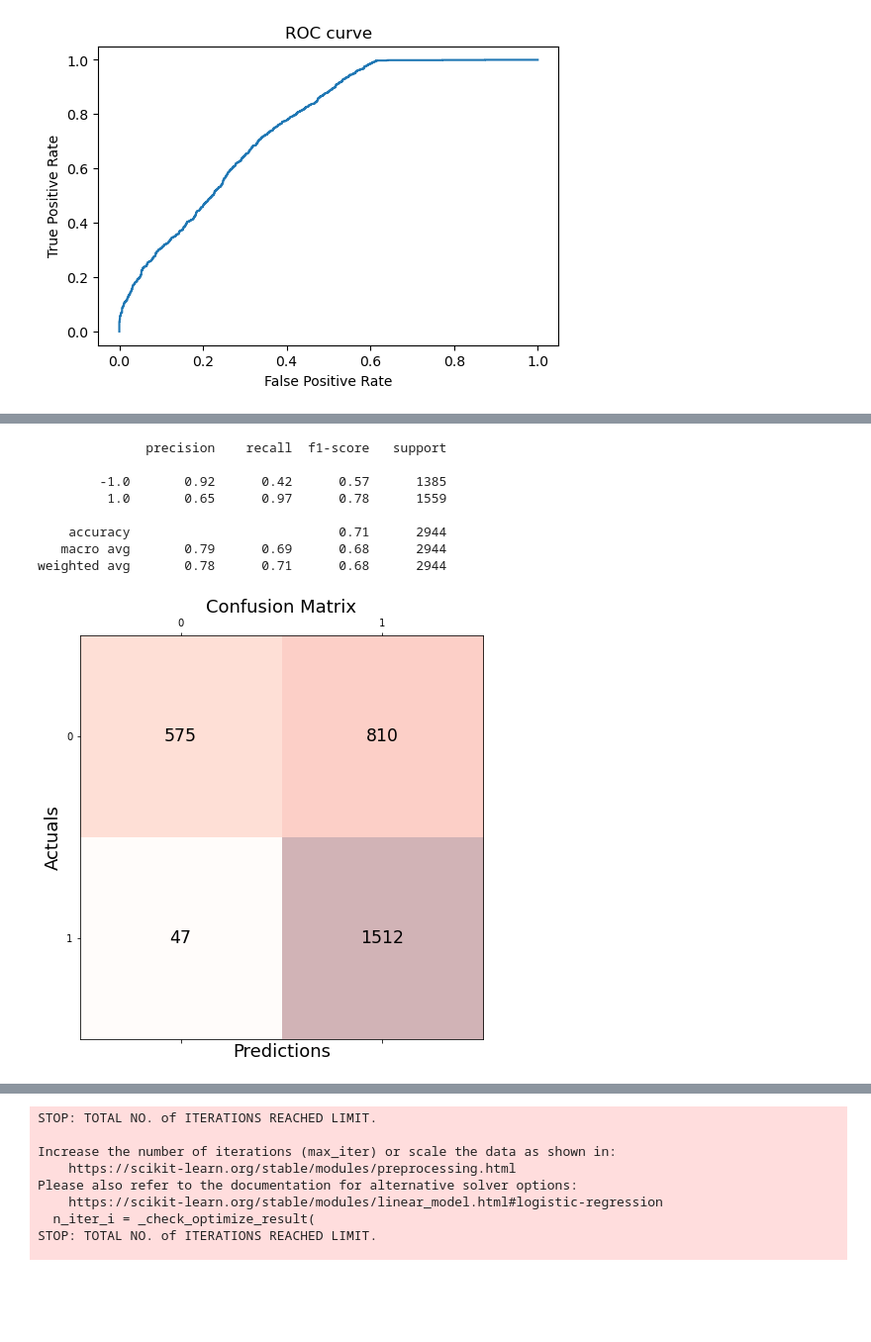
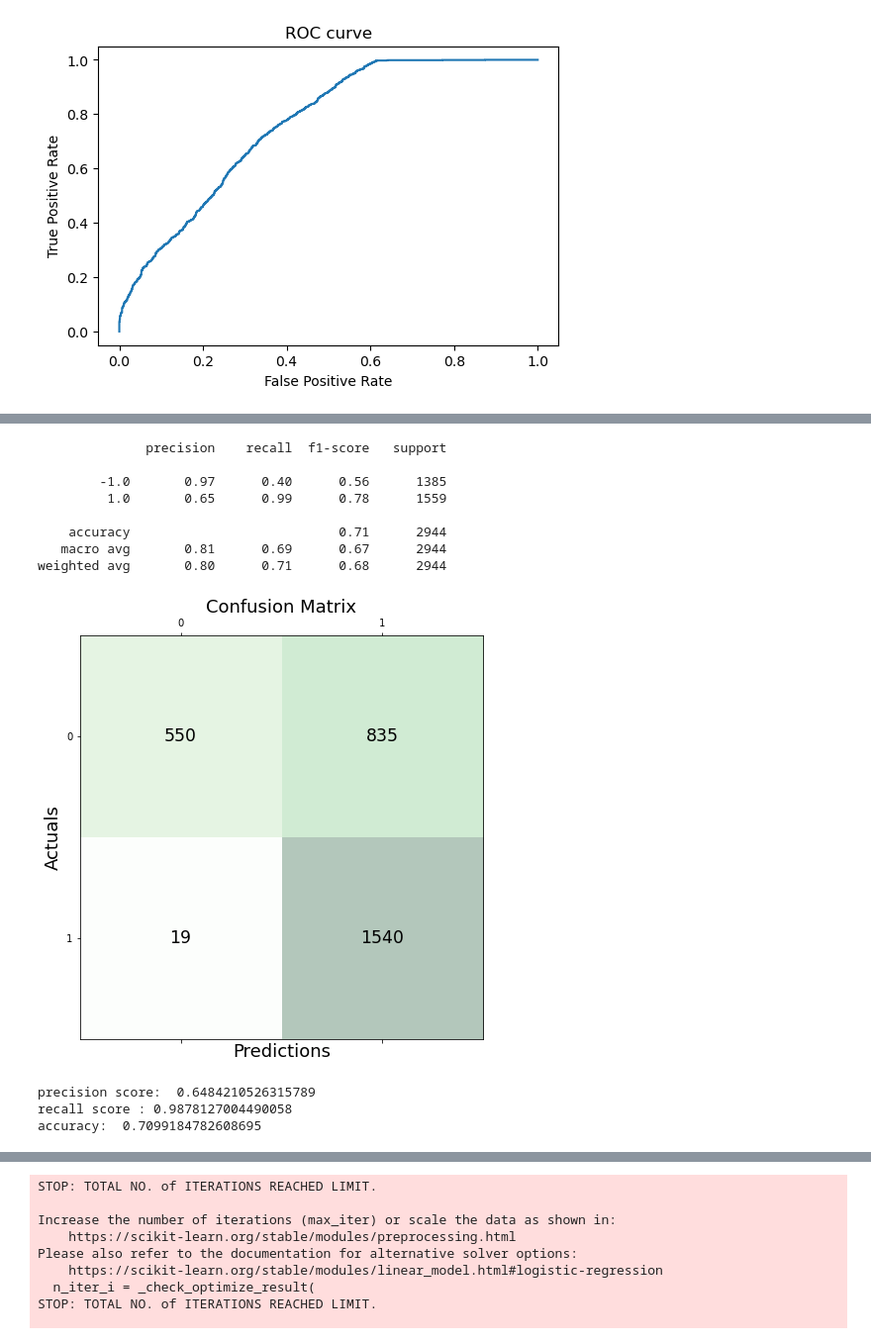
Before and after one commit to COGS118A/Group019-Sp22, a Jupyter notebook: Final_results.ipynb, the cells around one changed output, grey strips where cells are left out. Shown at 99% size. Drawn from its saved outputs; the diff is of its cells as text; code cells hidden in the pictures; blank space fills up the shorter version.

Commit message:
uploaded confusion matrices

```diff
--- a/Final_results.ipynb
+++ b/Final_results.ipynb
@@ -185,5 +186,6 @@ X_train, X_test, y_train, y_test = train_test_split(X, y, test_size=0.33, random
 #run KNN
 neighbor = KNeighborsClassifier(n_neighbors=3).fit(X_train, y_train)
 score = neighbor.score(X_test, y_test)
-print("Accuracy ", score)
+y_pred = neighbor.predict(X_test)
+print(classification_report(y_test, y_pred))
 # %% [output]
@@ -190,0 +200,12 @@ Accuracy  0.6338315217391305
+# %%
+# get and plot the confusion matrix for our model
+conf_matrix = metrics.confusion_matrix(y_test, y_pred)
+fig, ax = plt.subplots(figsize=(7.5, 7.5))
+ax.matshow(conf_matrix, cmap=plt.cm.Blues, alpha=0.3)
+for i in range(conf_matrix.shape[0]):
+    for j in range(conf_matrix.shape[1]):
+        ax.text(x=j, y=i,s=conf_matrix[i, j], va='center', ha='center', size='xx-large')
+plt.xlabel('Predictions', fontsize=18)
+plt.ylabel('Actuals', fontsize=18)
+plt.title('Confusion Matrix', fontsize=18)
+plt.show()
@@ -206,7 +246,7 @@ Accuracy  0.7102581521739131
 print(classification_report(y_test, y_pred))
 
 # get and plot the confusion matrix for our model
-conf_matrix = cm1
+conf_matrix = metrics.confusion_matrix(y_test, y_pred)
 fig, ax = plt.subplots(figsize=(7.5, 7.5))
 ax.matshow(conf_matrix, cmap=plt.cm.Blues, alpha=0.3)
 for i in range(conf_matrix.shape[0]):
@@ -318,6 +324,6 @@ Best Hyperparameters: {'classifier': LogisticRegression(C=0.000774263682681127,
 # %%
-clf = pipe.fit(X_train, y_train)
-y_pred = clf.predict(X_test)
-score1 = clf.score(X_test, y_test)
-print("The accuracy score for this model is", score1)
+#clf = pipe.fit(X_train, y_train)
+y_pred_result = result.predict(X_test)
+score2 = result.score(X_test, y_test)
+print("The accuracy score for this model is", score2)
 # %% [output]
@@ -332,26 +331,39 @@ Please also refer to the documentation for alternative solver options:
+# %%
+print(classification_report(y_test, result.predict(X_test)))
+# %% [output]
+              precision    recall  f1-score   support
+
+        -1.0       0.97      0.40      0.56      1385
+         1.0       0.65      0.99      0.78      1559
+
+    accuracy                           0.71      2944
+   macro avg       0.81      0.69      0.67      2944
+weighted avg       0.80      0.71      0.68      2944
 # %%
-print(classification_report(y_test, y_pred))
+from sklearn.metrics import precision_score
+from sklearn.metrics import recall_score
+from sklearn.metrics import accuracy_score
 
 cm2 = metrics.confusion_matrix(y_test, y_pred)
 
 fig, ax = plt.subplots(figsize=(7.5, 7.5))
-ax.matshow(cm2, cmap=plt.cm.Reds, alpha=0.3)
+ax.matshow(cm2, cmap=plt.cm.Greens, alpha=0.3)
 for i in range(cm2.shape[0]):
     for j in range(cm2.shape[1]):
         ax.text(x=j, y=i,s=cm2[i, j], va='center', ha='center', size='xx-large')
 
 plt.xlabel('Predictions', fontsize=18)
 plt.ylabel('Actuals', fontsize=18)
 plt.title('Confusion Matrix', fontsize=18)
 plt.show()
 # %% [output]
-              precision    recall  f1-score   support
-
-        -1.0       0.92      0.42      0.57      1385
-         1.0       0.65      0.97      0.78      1559
-
-    accuracy                           0.71      2944
-   macro avg       0.79      0.69      0.68      2944
-weighted avg       0.78      0.71      0.68      2944
-[figure, old version]
+[figure, new version]
+# %%
+print('precision score: ', precision_score(y_test, y_pred))
+print('recall score :', recall_score(y_test,y_pred))
+print('accuracy: ' ,accuracy_score(y_test, result.predict(X_test)))
+# %% [output]
+precision score:  0.6484210526315789
+recall score : 0.9878127004490058
+accuracy:  0.7099184782608695
 # %%
```
Also changed, not shown: parts of 24 cells of this notebook.
